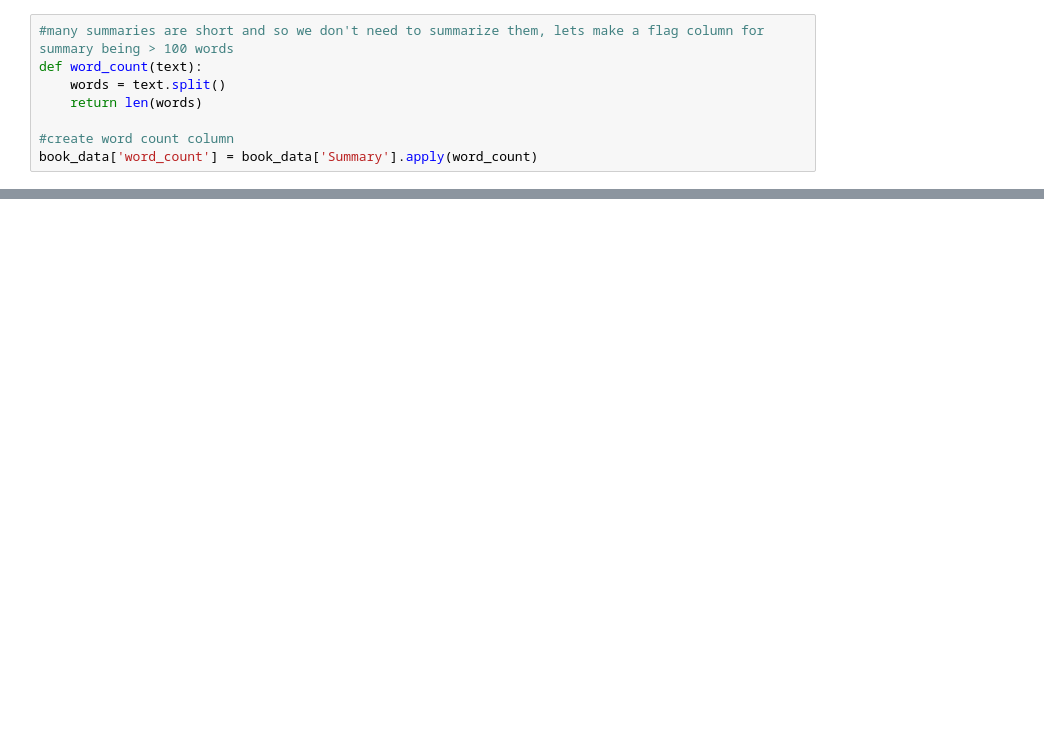
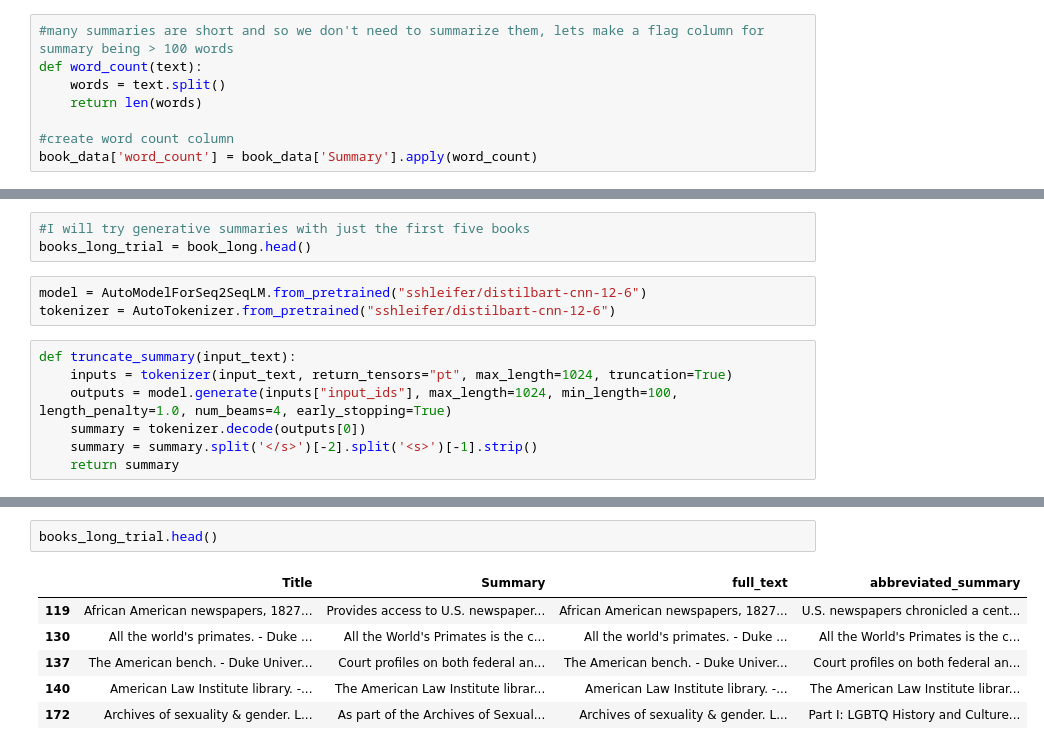
Before and after one commit to brycewhit13/AIPI540_NLP, a Jupyter notebook: notebooks/modelling.ipynb, the cells around one changed output, grey strips where cells are left out. Drawn from its saved outputs; the diff is of its cells as text; blank space fills up the shorter version.

```diff
--- a/notebooks/modelling.ipynb
+++ b/notebooks/modelling.ipynb
@@ -73,0 +81,13 @@ display(book_long.head())
+# %%
+#I will try generative summaries with just the first five books
+books_long_trial = book_long.head()
+# %%
+model = AutoModelForSeq2SeqLM.from_pretrained("sshleifer/distilbart-cnn-12-6")
+tokenizer = AutoTokenizer.from_pretrained("sshleifer/distilbart-cnn-12-6")
+# %%
+def truncate_summary(input_text):
+    inputs = tokenizer(input_text, return_tensors="pt", max_length=1024, truncation=True)
+    outputs = model.generate(inputs["input_ids"], max_length=1024, min_length=100, length_penalty=1.0, num_beams=4, early_stopping=True)
+    summary = tokenizer.decode(outputs[0])
+    summary = summary.split('</s>')[-2].split('<s>')[-1].strip()
+    return summary
@@ -73,0 +102,9 @@ display(book_long.head())
+# %%
+books_long_trial.head()
+# %% [output]
+|  | Title | Summary | full_text | abbreviated_summary |
+| 119 | African American newspapers, 1827... | Provides access to U.S. newspaper... | African American newspapers, 1827... | U.S. newspapers chronicled a cent... |
+| 130 | All the world's primates. - Duke ... | All the World's Primates is the c... | All the world's primates. - Duke ... | All the World's Primates is the c... |
+| 137 | The American bench. - Duke Univer... | Court profiles on both federal an... | The American bench. - Duke Univer... | Court profiles on both federal an... |
+| 140 | American Law Institute library. -... | The American Law Institute librar... | American Law Institute library. -... | The American Law Institute librar... |
+| 172 | Archives of sexuality & gender. L... | As part of the Archives of Sexual... | Archives of sexuality & gender. L... | Part I: LGBTQ History and Culture... |
```
Also changed, not shown: parts of 3 cells of this notebook.
